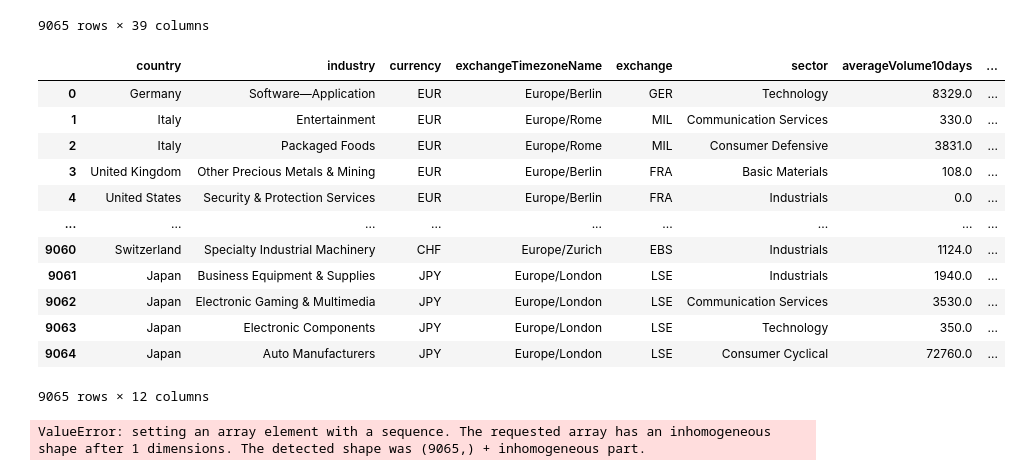
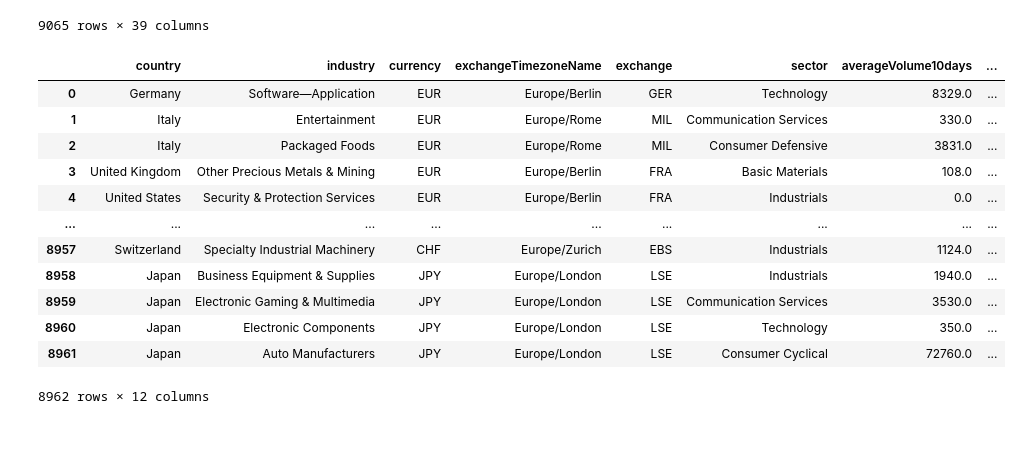
Before and after one commit to MoshaLangerak/research_topics_group_2, a Jupyter notebook: Beam_Search_3.ipynb, the cells around one changed output. Saved outputs shown, nothing was run; the diff lists cells and outputs as text; code cells hidden in the pictures; blank space fills up the shorter version.

```diff
--- a/Beam_Search_3.ipynb
+++ b/Beam_Search_3.ipynb
@@ -179,39 +180,46 @@ stock_df_realworld.drop(['stocks',
                'og_max',
                'og_range',
                'og_window_min',
                'og_window_max',
                'og_trend_slope',
                'og_longest_continuous_increase',
                'og_biggest_continuous_increase',
                'og_longest_continuous_decrease',
                'og_biggest_continuous_decrease',
                'growth_mean',
                'growth_median',
                'growth_std_dev',
                'growth_autocorr_lag1',
                'growth_min',
                'growth_max',
                'growth_range',
                'growth_window_min',
                'growth_window_max',
                'growth_trend_slope',
                'growth_biggest_continuous_increase_perc',
                'growth_biggest_continuous_decrease_perc'], axis=1, inplace=True)
+
+# Filter rows where lists have 240 or more values
+stock_df_realworld = stock_df_realworld[stock_df_realworld['growth_target'].apply(lambda x: len(x) >= 240)]
+
+# Slice all lists to contain exactly 240 elements
+stock_df_realworld['growth_target'] = stock_df_realworld['growth_target'].apply(lambda x: x[:240])
+stock_df_realworld.reset_index(drop=True, inplace=True)
 stock_df_realworld
 # %% [output]
 |  | country | industry | currency | exchangeTimezoneName | exchange | sector | averageVolume10days | ... |
 | 0 | Germany | Software—Application | EUR | Europe/Berlin | GER | Technology | 8329.0 | ... |
 | 1 | Italy | Entertainment | EUR | Europe/Rome | MIL | Communication Services | 330.0 | ... |
 | 2 | Italy | Packaged Foods | EUR | Europe/Rome | MIL | Consumer Defensive | 3831.0 | ... |
 | 3 | United Kingdom | Other Precious Metals & Mining | EUR | Europe/Berlin | FRA | Basic Materials | 108.0 | ... |
 | 4 | United States | Security & Protection Services | EUR | Europe/Berlin | FRA | Industrials | 0.0 | ... |
 | ... | ... | ... | ... | ... | ... | ... | ... | ... |
-| 9060 | Switzerland | Specialty Industrial Machinery | CHF | Europe/Zurich | EBS | Industrials | 1124.0 | ... |
-| 9061 | Japan | Business Equipment & Supplies | JPY | Europe/London | LSE | Industrials | 1940.0 | ... |
-| 9062 | Japan | Electronic Gaming & Multimedia | JPY | Europe/London | LSE | Communication Services | 3530.0 | ... |
-| 9063 | Japan | Electronic Components | JPY | Europe/London | LSE | Technology | 350.0 | ... |
-| 9064 | Japan | Auto Manufacturers | JPY | Europe/London | LSE | Consumer Cyclical | 72760.0 | ... |
+| 8957 | Switzerland | Specialty Industrial Machinery | CHF | Europe/Zurich | EBS | Industrials | 1124.0 | ... |
+| 8958 | Japan | Business Equipment & Supplies | JPY | Europe/London | LSE | Industrials | 1940.0 | ... |
+| 8959 | Japan | Electronic Gaming & Multimedia | JPY | Europe/London | LSE | Communication Services | 3530.0 | ... |
+| 8960 | Japan | Electronic Components | JPY | Europe/London | LSE | Technology | 350.0 | ... |
+| 8961 | Japan | Auto Manufacturers | JPY | Europe/London | LSE | Consumer Cyclical | 72760.0 | ... |
-9065 rows × 12 columns
+8962 rows × 12 columns
 # %%
 data = stock_df_realworld.values.tolist()
 column_names = list(stock_df_realworld.columns)
@@ -228,5 +236,3 @@ target_ind = column_names.index(target)
 all_time_series = [i[target_ind] for i in data]
 all_time_series = np.array(all_time_series)
 targets_baseline = np.mean(all_time_series, axis=0)
-# %% [output]
-ValueError: setting an array element with a sequence. The requested array has an inhomogeneous shape after 1 dimensions. The detected shape was (9065,) + inhomogeneous part.
```
Also changed, not shown: parts of 11 cells of this notebook, 2 other files.
